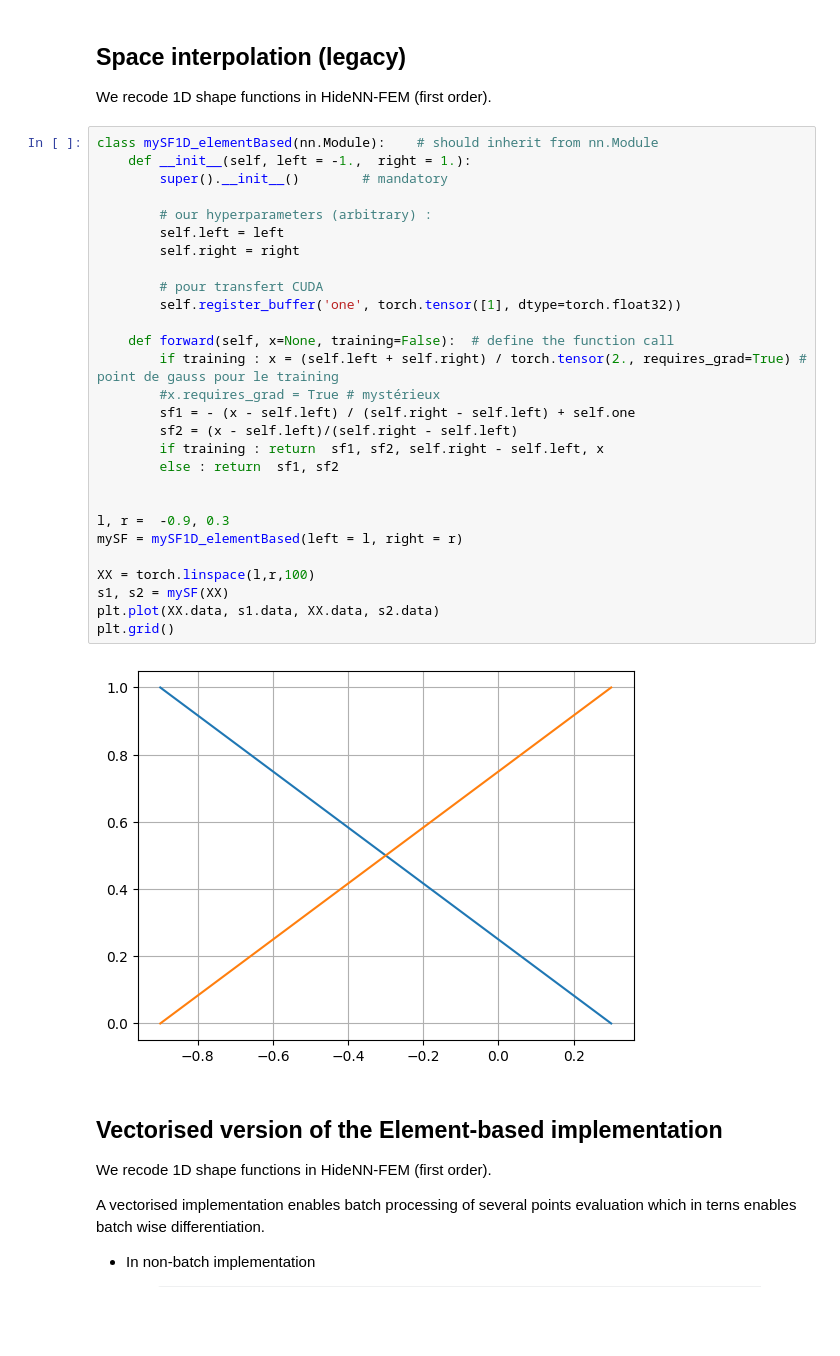
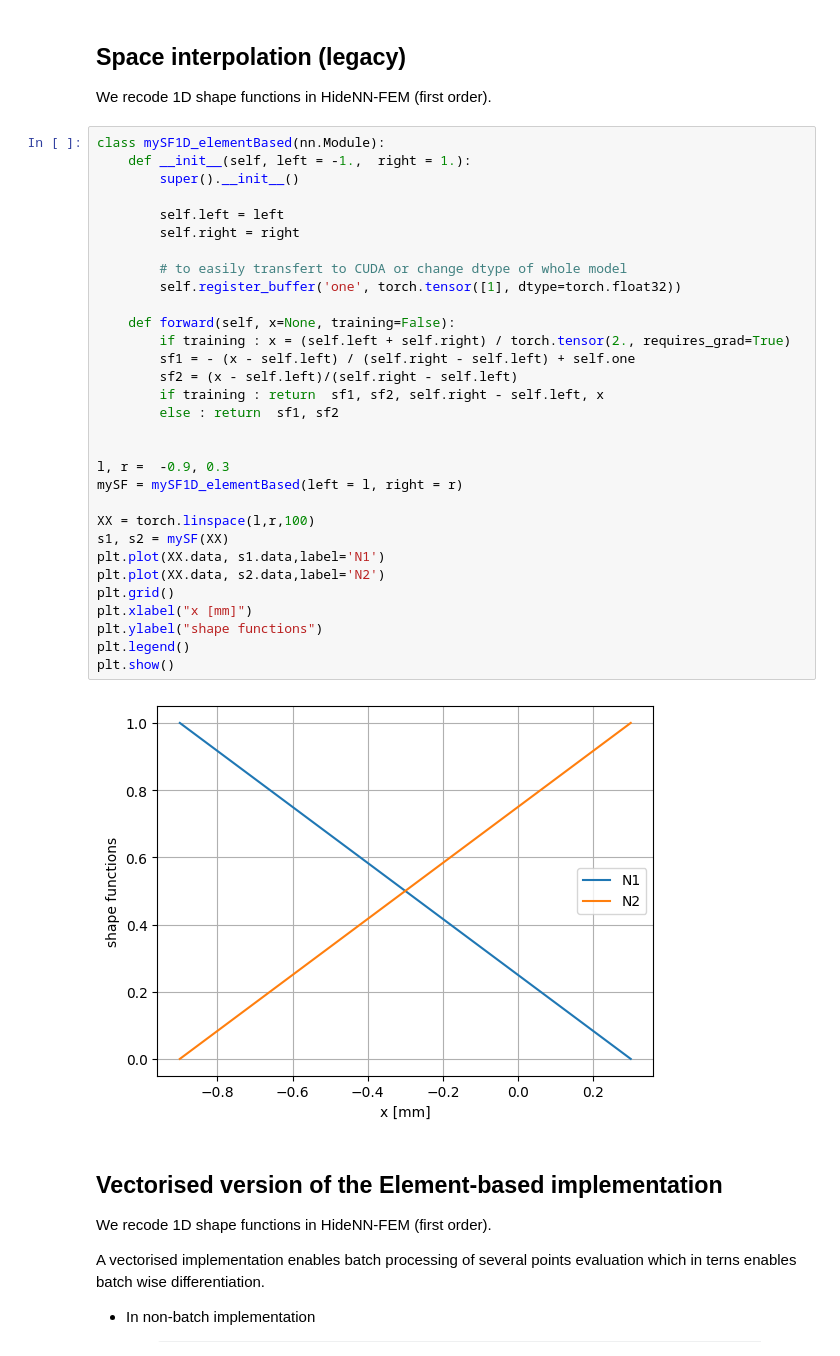
Before and after one commit to AlexandreDabySeesaram/Simplified_1D_NeuROM, a Jupyter notebook: demos/1D_element_based.ipynb, the cells around one changed output. Cells and saved outputs as stored; diff of their text form; blank space fills up the shorter version.

Commit message:
Add legend first plot

```diff
--- a/demos/1D_element_based.ipynb
+++ b/demos/1D_element_based.ipynb
@@ -15,35 +15,38 @@ torch.set_default_dtype(torch.float32)
 
 We recode 1D shape functions in HideNN-FEM (first order).
 # %%
-class mySF1D_elementBased(nn.Module):    # should inherit from nn.Module
+class mySF1D_elementBased(nn.Module):
     def __init__(self, left = -1.,  right = 1.):
-        super().__init__()        # mandatory
+        super().__init__()
 
-        # our hyperparameters (arbitrary) :
         self.left = left
         self.right = right
 
-        # pour transfert CUDA
+        # to easily transfert to CUDA or change dtype of whole model
         self.register_buffer('one', torch.tensor([1], dtype=torch.float32))
 
-    def forward(self, x=None, training=False):  # define the function call
-        if training : x = (self.left + self.right) / torch.tensor(2., requires_grad=True) # point de gauss pour le training
-        #x.requires_grad = True # mystérieux
+    def forward(self, x=None, training=False):
+        if training : x = (self.left + self.right) / torch.tensor(2., requires_grad=True)
         sf1 = - (x - self.left) / (self.right - self.left) + self.one
         sf2 = (x - self.left)/(self.right - self.left)
         if training : return  sf1, sf2, self.right - self.left, x
         else : return  sf1, sf2
 
 
 l, r =  -0.9, 0.3
 mySF = mySF1D_elementBased(left = l, right = r)
 
 XX = torch.linspace(l,r,100)
 s1, s2 = mySF(XX)
-plt.plot(XX.data, s1.data, XX.data, s2.data)
+plt.plot(XX.data, s1.data,label='N1')
+plt.plot(XX.data, s2.data,label='N2')
 plt.grid()
+plt.xlabel("x [mm]")
+plt.ylabel("shape functions")
+plt.legend()
+plt.show()
 # %% [output]
-[figure, old version]
+[figure, new version]
 # %% [markdown]
 ## Vectorised version of the Element-based implementation
 
```
Also changed, not shown: parts of 1 cell of this notebook.
